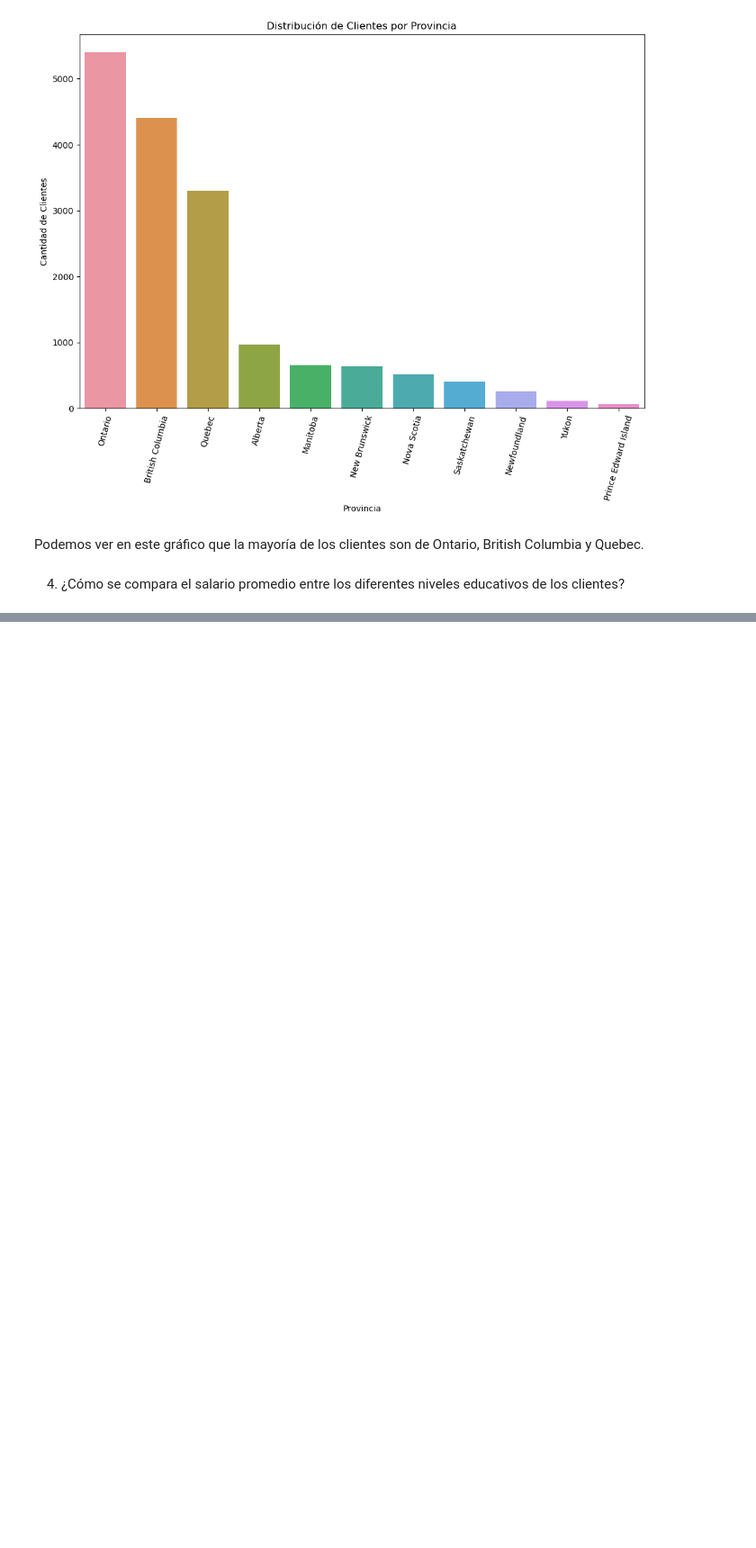
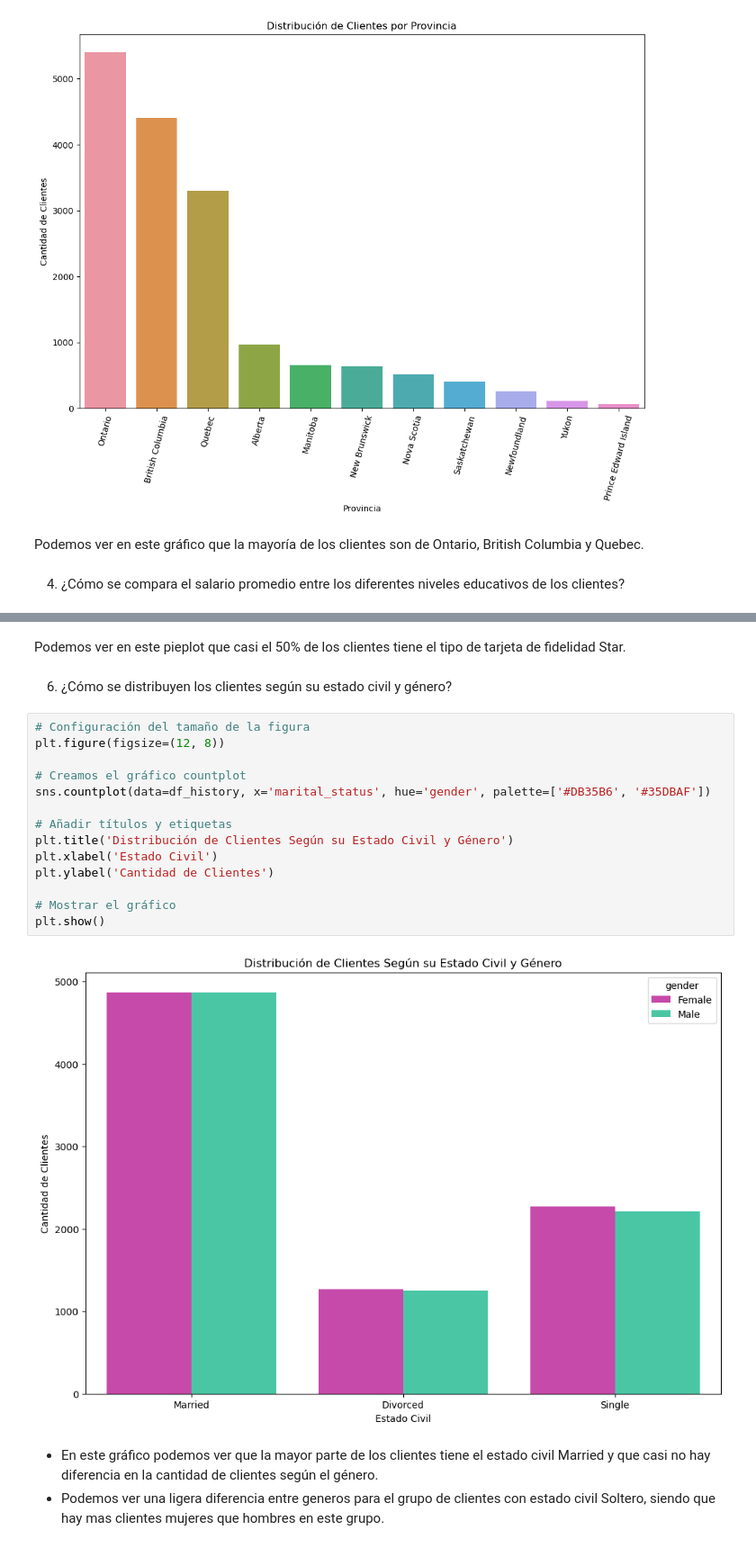
Before and after one commit to Adalab/bda-modulo-3-evaluacion-final-MaPitelli, a Jupyter notebook: jupyters/phase_2.ipynb, the cells around one changed output, grey strips where cells are left out. Shown at 90% size. Saved outputs shown, nothing was run; the diff lists cells and outputs as text; blank space fills up the shorter version.

```diff
--- a/jupyters/phase_2.ipynb
+++ b/jupyters/phase_2.ipynb
@@ -238,0 +282,23 @@ Podemos ver en este gráfico que la mayoría de los clientes son de Ontario, Bri
+# %% [markdown]
+Podemos ver en este pieplot que casi el 50% de los clientes tiene el tipo de tarjeta de fidelidad Star.
+# %% [markdown]
+6. ¿Cómo se distribuyen los clientes según su estado civil y género?
+# %%
+# Configuración del tamaño de la figura
+plt.figure(figsize=(12, 8))
+
+# Creamos el gráfico countplot
+sns.countplot(data=df_history, x='marital_status', hue='gender', palette=['#DB35B6', '#35DBAF'])
+
+# Añadir títulos y etiquetas
+plt.title('Distribución de Clientes Según su Estado Civil y Género')
+plt.xlabel('Estado Civil')
+plt.ylabel('Cantidad de Clientes')
+
+# Mostrar el gráfico
+plt.show()
+# %% [output]
+[figure, added]
+# %% [markdown]
+* En este gráfico podemos ver que la mayor parte de los clientes tiene el estado civil Married y que casi no hay diferencia en la cantidad de clientes según el género.
+* Podemos ver una ligera diferencia entre generos para el grupo de clientes con estado civil Soltero, siendo que hay mas clientes mujeres que hombres en este grupo.
```
Also changed, not shown: parts of 7 cells of this notebook, 2 other files.
